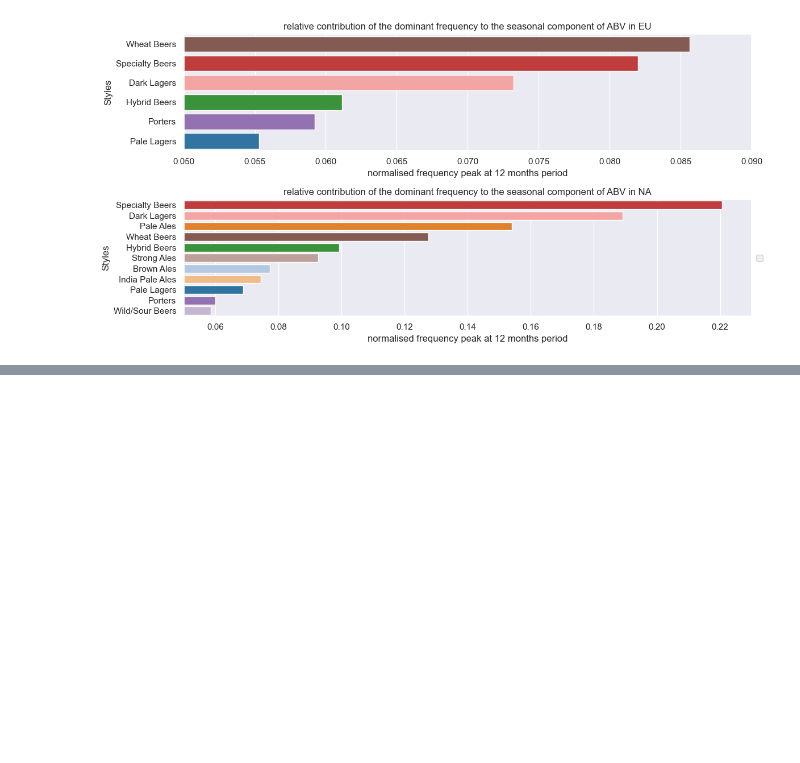
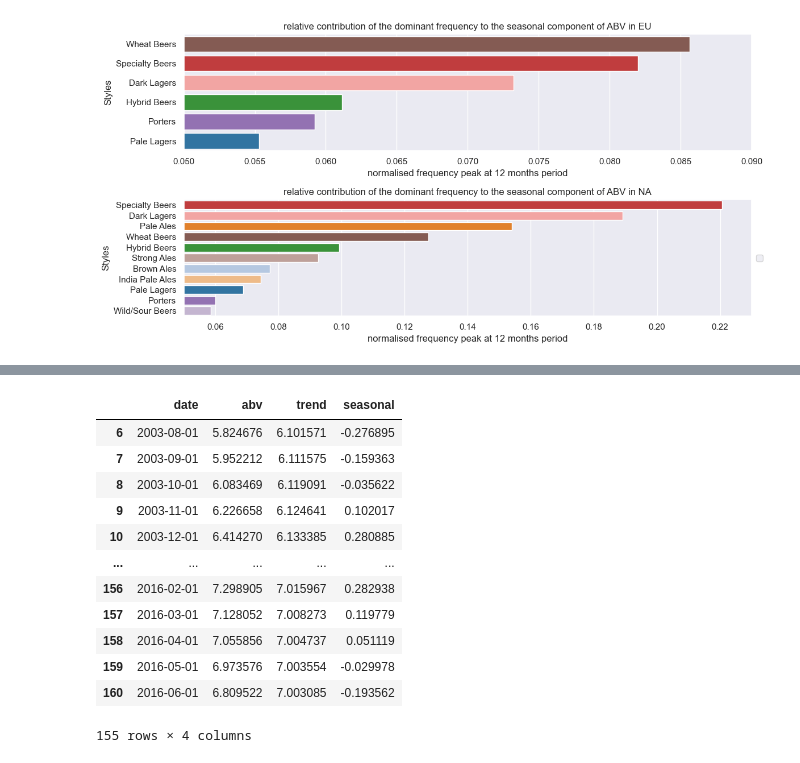
Before and after one commit to epfl-ada/ada-2023-project-welovepandas, a Jupyter notebook: Time_series.ipynb, the cells around one changed output, grey strips where cells are left out. Cells and saved outputs as stored; diff of their text form; code cells hidden in the pictures; blank space fills up the shorter version.

```diff
--- a/Time_series.ipynb
+++ b/Time_series.ipynb
@@ -566,0 +609,21 @@ print(my_list)
+# %%
+# test significance of EU and NA trend time series
+
+df_tot = abv_by_month(df_time)
+df_tot_res = sm.tsa.seasonal_decompose(df_tot['abv'])
+df_tot = res_to_df(df_tot_res)
+df_tot
+# %% [output]
+|  | date | abv | trend | seasonal |
+| 6 | 2003-08-01 | 5.824676 | 6.101571 | -0.276895 |
+| 7 | 2003-09-01 | 5.952212 | 6.111575 | -0.159363 |
+| 8 | 2003-10-01 | 6.083469 | 6.119091 | -0.035622 |
+| 9 | 2003-11-01 | 6.226658 | 6.124641 | 0.102017 |
+| 10 | 2003-12-01 | 6.414270 | 6.133385 | 0.280885 |
+| ... | ... | ... | ... | ... |
+| 156 | 2016-02-01 | 7.298905 | 7.015967 | 0.282938 |
+| 157 | 2016-03-01 | 7.128052 | 7.008273 | 0.119779 |
+| 158 | 2016-04-01 | 7.055856 | 7.004737 | 0.051119 |
+| 159 | 2016-05-01 | 6.973576 | 7.003554 | -0.029978 |
+| 160 | 2016-06-01 | 6.809522 | 7.003085 | -0.193562 |
+155 rows × 4 columns
```
Also changed, not shown: parts of 20 cells of this notebook.
